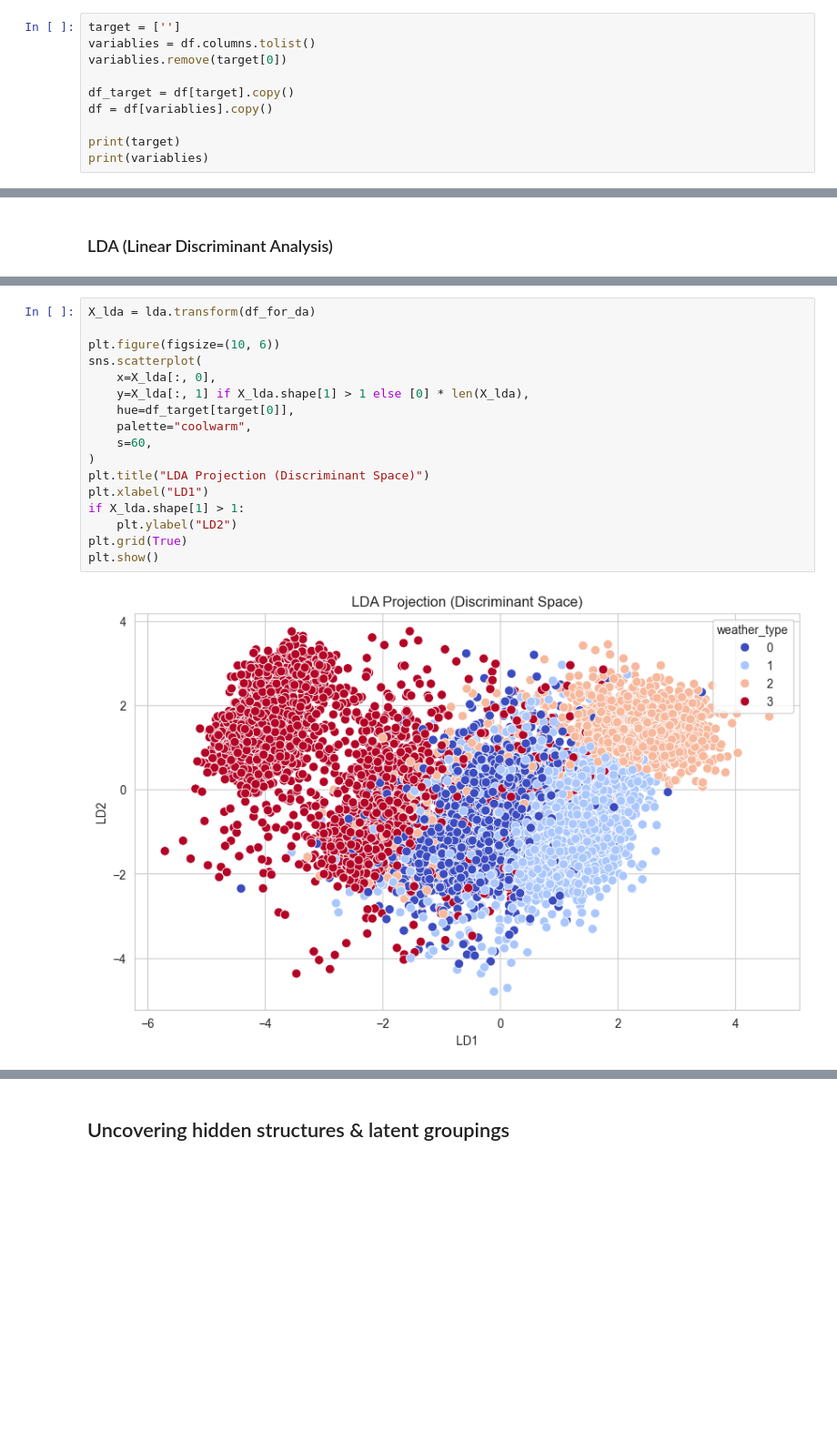
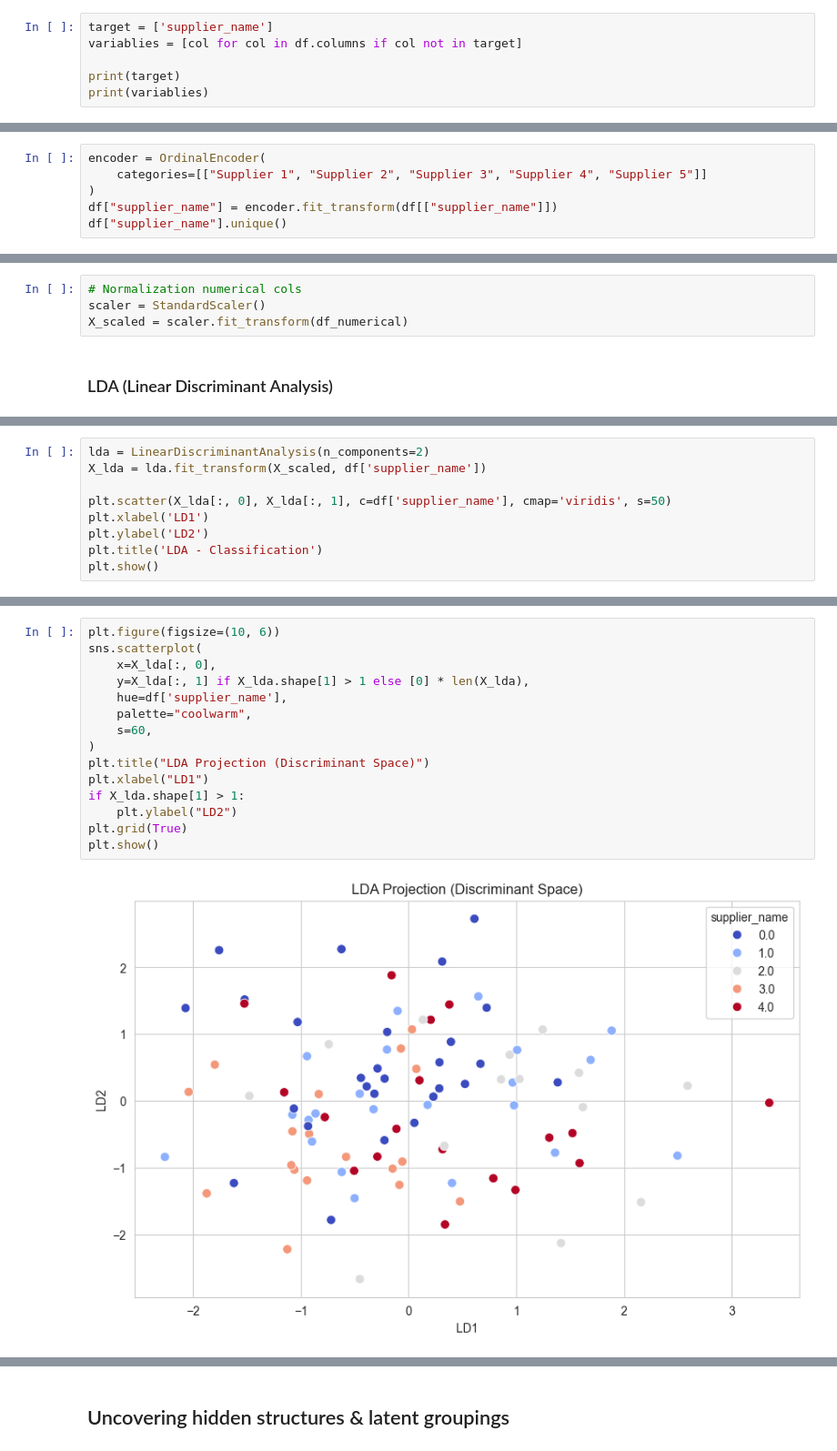
Before and after one commit to Avcuongy/DSS, a Jupyter notebook: notebooks/analysis/4_multivariate.ipynb, the cells around one changed output, grey strips where cells are left out. Shown: that part at 91% size. Saved outputs shown, nothing was run; the diff lists cells and outputs as text; blank space fills up the shorter version.

```diff
--- a/notebooks/analysis/4_multivariate.ipynb
+++ b/notebooks/analysis/4_multivariate.ipynb
@@ -88,12 +92,8 @@ dtype: int64
 # %% [markdown]
 ## Varibles and target
 # %%
-target = ['']
-variablies = df.columns.tolist()
-variablies.remove(target[0])
-
-df_target = df[target].copy()
-df = df[variablies].copy()
+target = ['supplier_name']
+variablies = [col for col in df.columns if col not in target]
 
 print(target)
 print(variablies)
@@ -115,3 +115,9 @@ Categorical columns: ['cloud_cover', 'season', 'location']
 # %%
 df_numerical = df[numerical_cols].copy()
 df_categorical = df[categorical_cols].copy()
+# %%
+encoder = OrdinalEncoder(
+    categories=[["Supplier 1", "Supplier 2", "Supplier 3", "Supplier 4", "Supplier 5"]]
+)
+df["supplier_name"] = encoder.fit_transform(df[["supplier_name"]])
+df["supplier_name"].unique()
@@ -322,2 +326,6 @@ X_train, X_test, y_train, y_test = train_test_split(df_for_da, df_target, strati
+# %%
+# Normalization numerical cols
+scaler = StandardScaler()
+X_scaled = scaler.fit_transform(df_numerical)
 # %% [markdown]
 ### LDA (Linear Discriminant Analysis)
@@ -327,0 +332,9 @@ lda_pred = lda.predict(X_test)
+# %%
+lda = LinearDiscriminantAnalysis(n_components=2)
+X_lda = lda.fit_transform(X_scaled, df['supplier_name'])
+
+plt.scatter(X_lda[:, 0], X_lda[:, 1], c=df['supplier_name'], cmap='viridis', s=50)
+plt.xlabel('LD1')
+plt.ylabel('LD2')
+plt.title('LDA - Classification')
+plt.show()
@@ -352,20 +373,18 @@ weighted avg       0.84      0.83      0.83      2640
 # %%
-X_lda = lda.transform(df_for_da)
-
 plt.figure(figsize=(10, 6))
 sns.scatterplot(
     x=X_lda[:, 0],
     y=X_lda[:, 1] if X_lda.shape[1] > 1 else [0] * len(X_lda),
-    hue=df_target[target[0]],
+    hue=df['supplier_name'],
     palette="coolwarm",
     s=60,
 )
 plt.title("LDA Projection (Discriminant Space)")
 plt.xlabel("LD1")
 if X_lda.shape[1] > 1:
     plt.ylabel("LD2")
 plt.grid(True)
 plt.show()
 # %% [output]
-[figure, old version]
+[figure, new version]
 # %%
```
Also changed, not shown: parts of 34 cells of this notebook, 3 other files.
